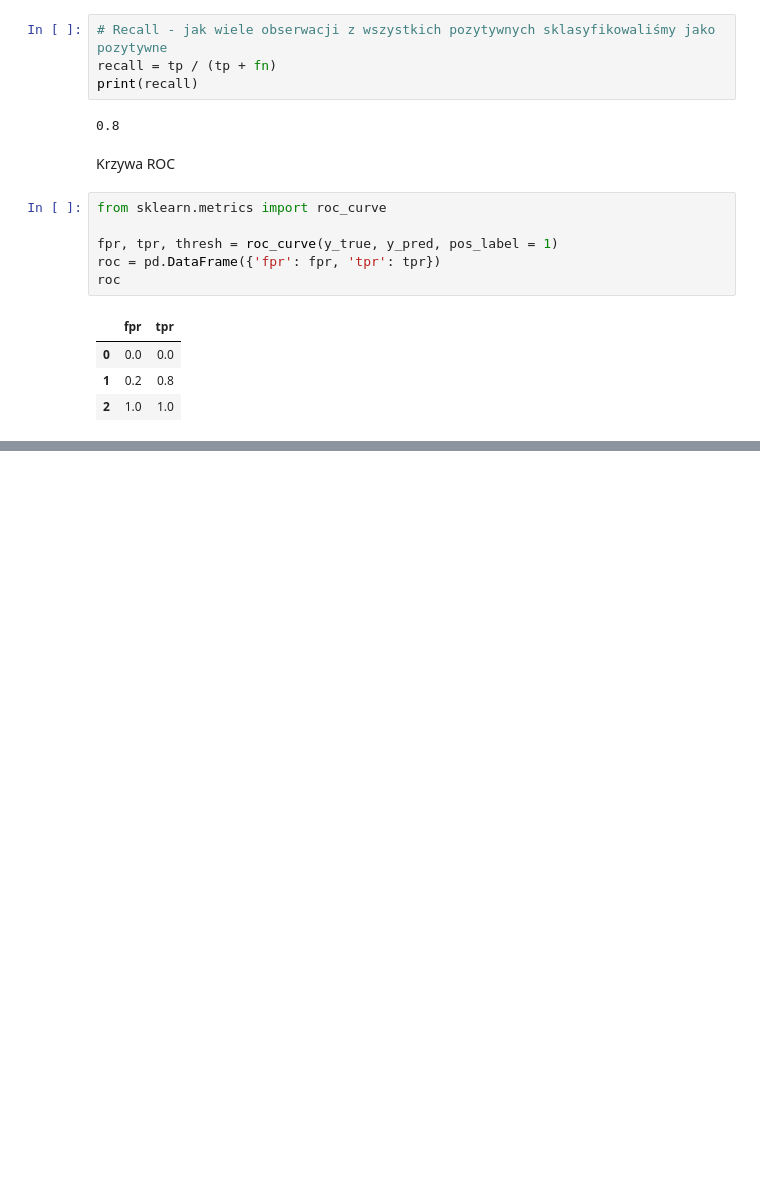
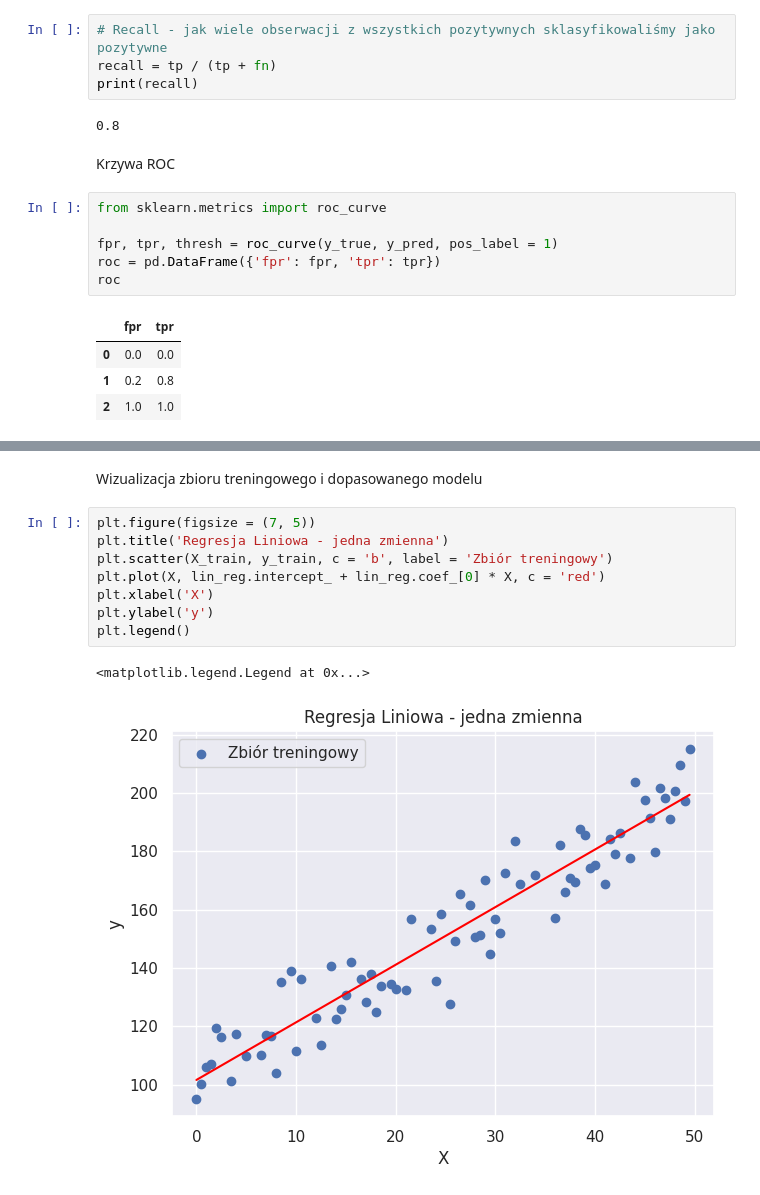
Before and after one commit to Kuboz46/data-science-bootcamp, a Jupyter notebook: 06_uczenie_maszynowe/Skrypt.ipynb, the cells around one changed output, grey strips where cells are left out. Saved outputs shown, nothing was run; the diff lists cells and outputs as text; blank space fills up the shorter version.

```diff
--- a/06_uczenie_maszynowe/Skrypt.ipynb
+++ b/06_uczenie_maszynowe/Skrypt.ipynb
@@ -295,0 +594,13 @@ plot_roc_curve(y_true, y_pred)
+# %% [markdown]
+Wizualizacja zbioru treningowego i dopasowanego modelu
+# %%
+plt.figure(figsize = (7, 5))
+plt.title('Regresja Liniowa - jedna zmienna')
+plt.scatter(X_train, y_train, c = 'b', label = 'Zbiór treningowy')
+plt.plot(X, lin_reg.intercept_ + lin_reg.coef_[0] * X, c = 'red')
+plt.xlabel('X')
+plt.ylabel('y')
+plt.legend()
+# %% [output]
+<matplotlib.legend.Legend at 0x...>
+[figure, added]
```
Also changed, not shown: parts of 58 cells of this notebook.
